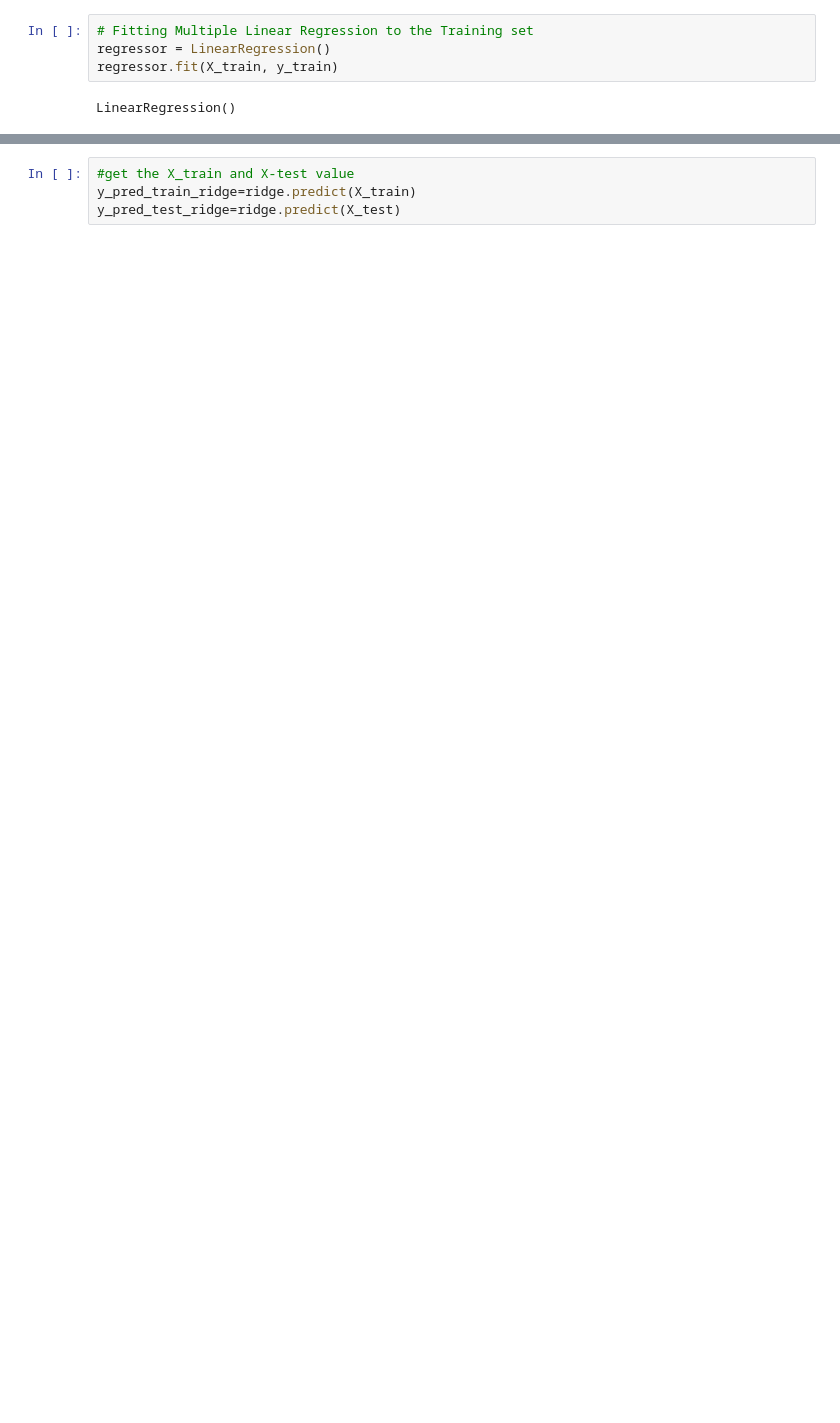
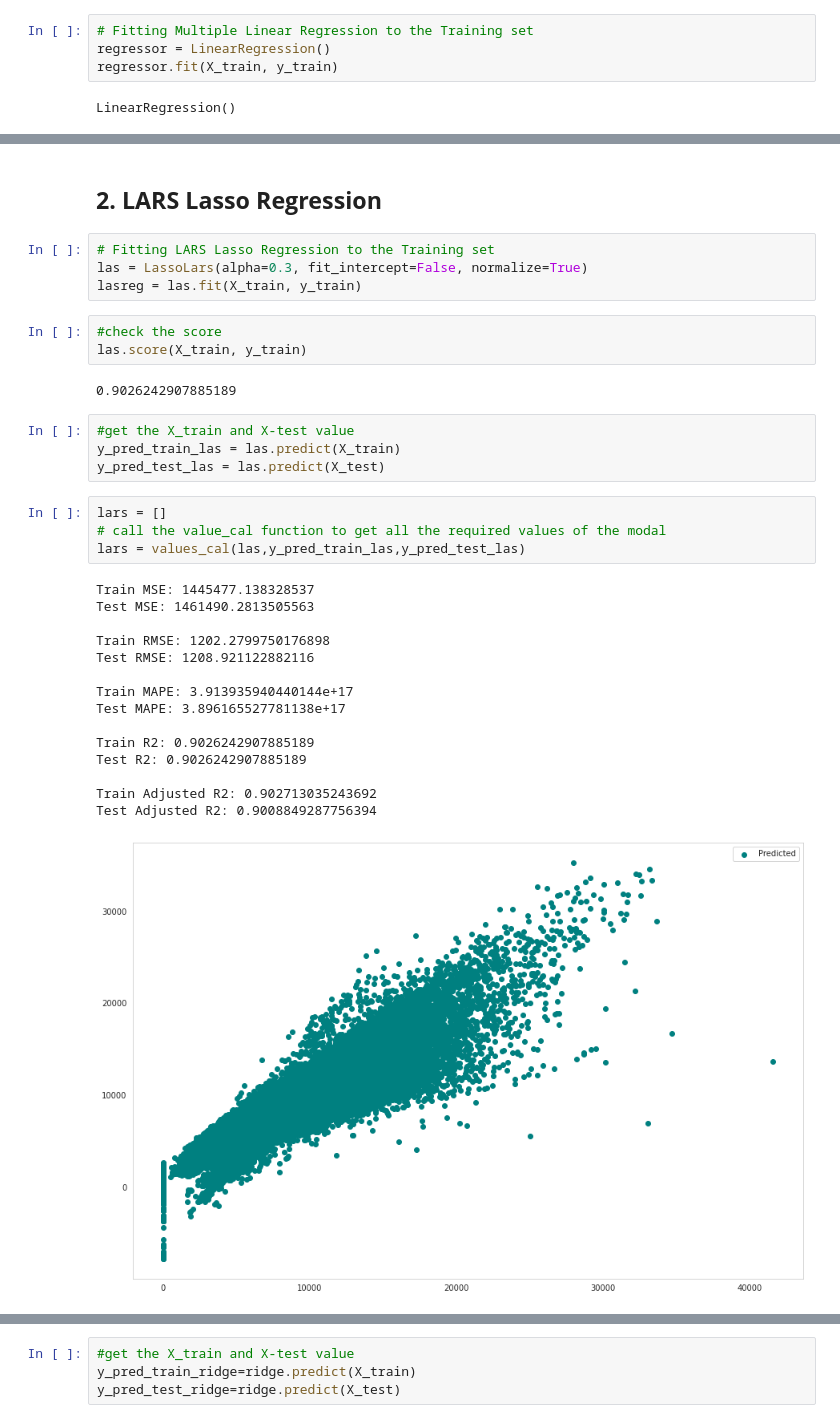
Before and after one commit to shivashukla02/Retail-Sales-Prediction, a Jupyter notebook: Shivank_Shukla_Retail_Sales_Prediction.ipynb, the cells around one changed output, grey strips where cells are left out. Saved outputs shown, nothing was run; the diff lists cells and outputs as text; blank space fills up the shorter version.

```diff
--- a/Shivank_Shukla_Retail_Sales_Prediction.ipynb
+++ b/Shivank_Shukla_Retail_Sales_Prediction.ipynb
@@ -1204,0 +1341,35 @@ Ridge(alpha=0.01)
+# %% [markdown]
+## <font color = "sky blue">**2. LARS Lasso Regression**
+# %%
+# Fitting LARS Lasso Regression to the Training set
+las = LassoLars(alpha=0.3, fit_intercept=False, normalize=True)
+lasreg = las.fit(X_train, y_train)
+# %%
+#check the score
+las.score(X_train, y_train)
+# %% [output]
+0.9026242907885189
+# %%
+#get the X_train and X-test value
+y_pred_train_las = las.predict(X_train)
+y_pred_test_las = las.predict(X_test)
+# %%
+lars = []
+# call the value_cal function to get all the required values of the modal
+lars = values_cal(las,y_pred_train_las,y_pred_test_las)
+# %% [output]
+Train MSE: 1445477.138328537
+Test MSE: 1461490.2813505563
+
+Train RMSE: 1202.2799750176898
+Test RMSE: 1208.921122882116
+
+Train MAPE: 3.913935940440144e+17
+Test MAPE: 3.896165527781138e+17
+
+Train R2: 0.9026242907885189
+Test R2: 0.9026242907885189
+
+Train Adjusted R2: 0.902713035243692
+Test Adjusted R2: 0.9008849287756394
+[figure, added]
```
Also changed, not shown: parts of 145 cells of this notebook.
